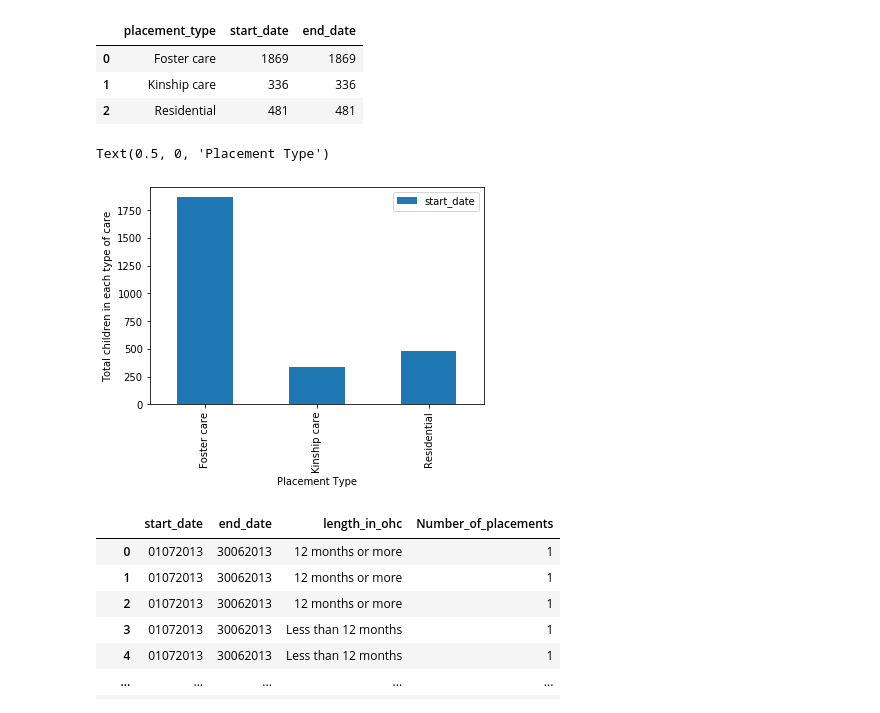
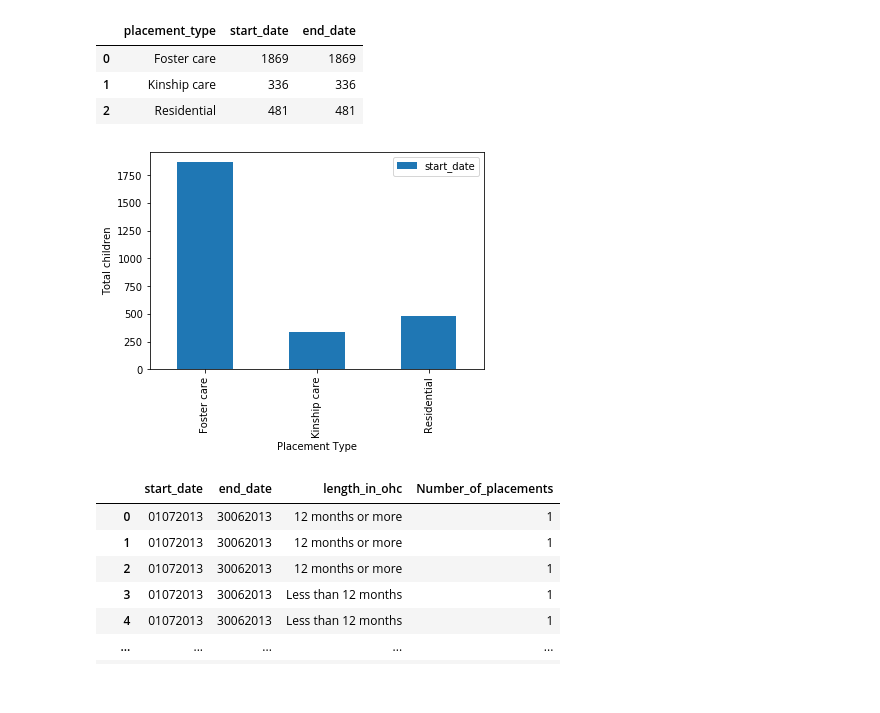
Before and after one commit to BonnerDev/final-project, a Jupyter notebook: workbook.ipynb, the cells around one changed output. Cells and saved outputs as stored; diff of their text form; code cells hidden in the pictures.

```diff
--- a/workbook.ipynb
+++ b/workbook.ipynb
@@ -59,11 +59,11 @@ placement
 | 2 | Residential | 481 | 481 |
 # %%
 placement.plot.bar(x="placement_type",y="start_date")
-plt.ylabel("Total children in each type of care")
+plt.ylabel("Total children")
 plt.xlabel("Placement Type")
+plt.savefig('my_bar_plot.png')
 # %% [output]
-Text(0.5, 0, 'Placement Type')
-[figure, old version]
+[figure, new version]
 # %%
 data2
 # %% [output]
```
Also changed, not shown: parts of 6 cells of this notebook, 3 other files.
